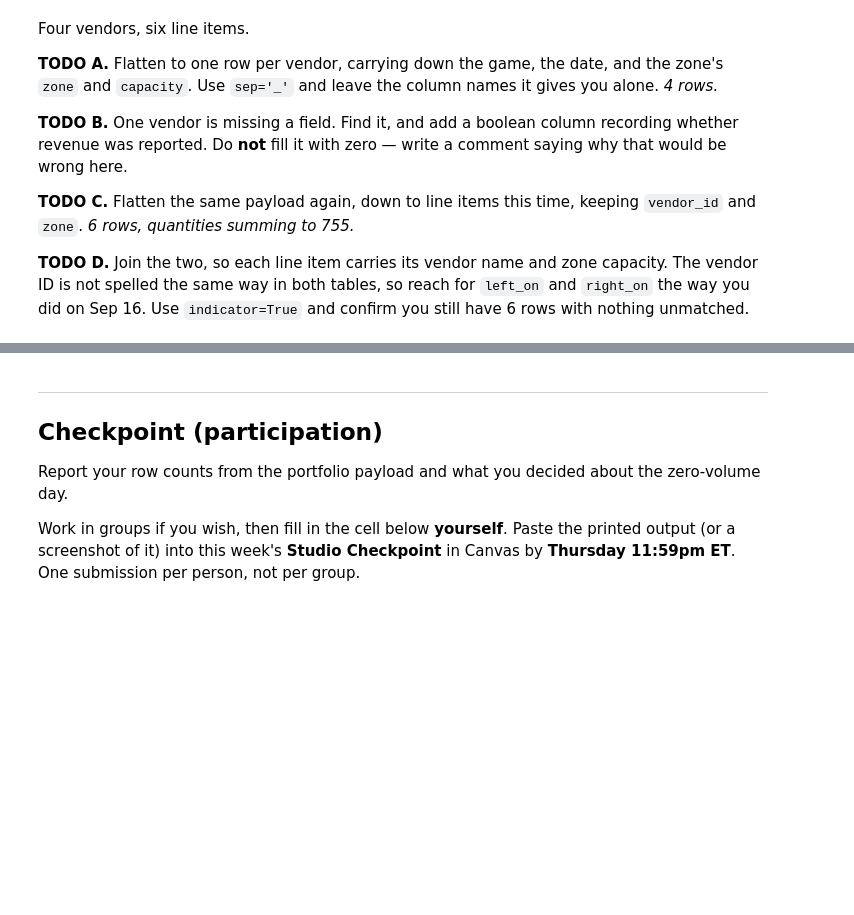
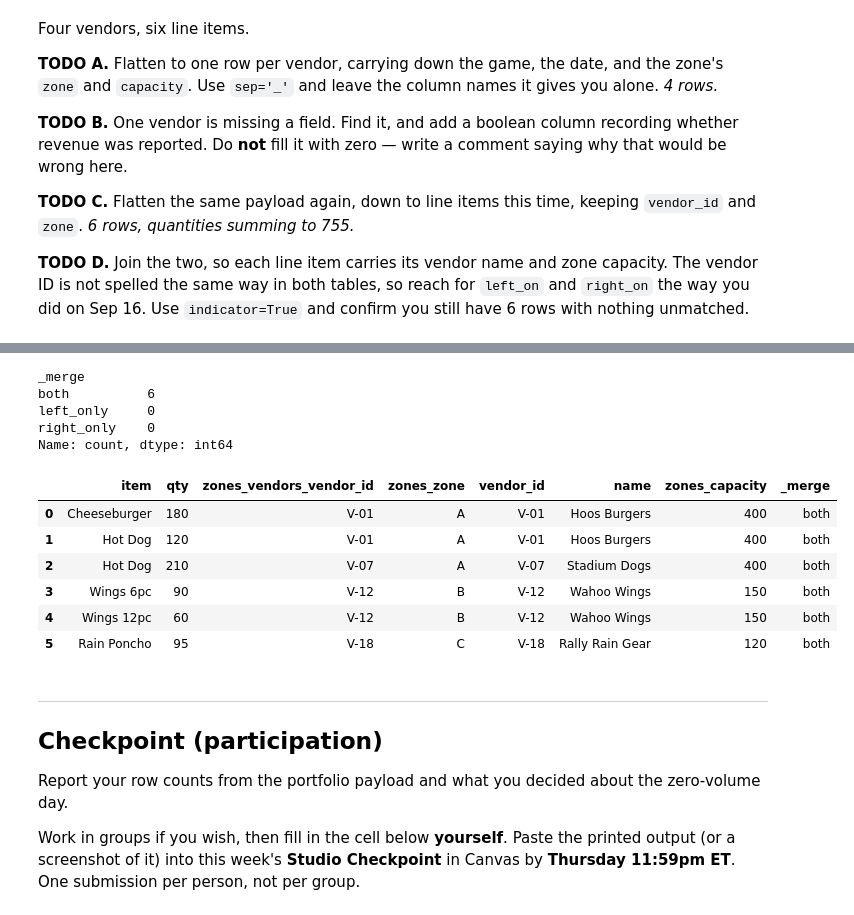
Before and after one commit to junseo25/ds2002-fa26, a Jupyter notebook: notebooks/04-json-apis/2026_09_30_Jun_Seo_Lee__—_JSON_to_Tidy_Tables_—_Studio.ipynb, the cells around one changed output, grey strips where cells are left out. Saved outputs shown, nothing was run; the diff lists cells and outputs as text; code cells hidden in the pictures; blank space fills up the shorter version.

```diff
--- a/notebooks/04-json-apis/2026_09_30_Jun_Seo_Lee__—_JSON_to_Tidy_Tables_—_Studio.ipynb
+++ b/notebooks/04-json-apis/2026_09_30_Jun_Seo_Lee__—_JSON_to_Tidy_Tables_—_Studio.ipynb
@@ -208,0 +479,16 @@ Four vendors, six line items.
+# %%
+lines = pd.json_normalize(
+    response,
+    record_path=['zones', 'vendors', 'lines'],
+    meta=[
+        ['zones', 'vendors', 'vendor_id'],
+        ['zones', 'zone']
+    ],
+    sep='_',
+    errors='ignore'
+)
+
+assert len(lines) == 6
+assert lines['qty'].sum() == 755
+
+lines
@@ -209,3 +503,47 @@ Four vendors, six line items.
+# %%
+vendor_lines = lines.merge(
+    vendors[
+        [
+            'vendor_id',
+            'name',
+            'zones_zone',
+            'zones_capacity'
+        ]
+    ],
+    left_on=[
+        'zones_vendors_vendor_id',
+        'zones_zone'
+    ],
+    right_on=[
+        'vendor_id',
+        'zones_zone'
+    ],
+    how='left',
+    validate='many_to_one',
+    indicator=True
+)
+
+print(vendor_lines['_merge'].value_counts())
+
+assert len(vendor_lines) == 6
+assert (
+    vendor_lines['_merge'] == 'both'
+).all()
+
+vendor_lines
+# %% [output]
+_merge
+both          6
+left_only     0
+right_only    0
+Name: count, dtype: int64
+|  | item | qty | zones_vendors_vendor_id | zones_zone | vendor_id | name | zones_capacity | _merge |
+| 0 | Cheeseburger | 180 | V-01 | A | V-01 | Hoos Burgers | 400 | both |
+| 1 | Hot Dog | 120 | V-01 | A | V-01 | Hoos Burgers | 400 | both |
+| 2 | Hot Dog | 210 | V-07 | A | V-07 | Stadium Dogs | 400 | both |
+| 3 | Wings 6pc | 90 | V-12 | B | V-12 | Wahoo Wings | 150 | both |
+| 4 | Wings 12pc | 60 | V-12 | B | V-12 | Wahoo Wings | 150 | both |
+| 5 | Rain Poncho | 95 | V-18 | C | V-18 | Rally Rain Gear | 120 | both |
 # %% [markdown]
 ---
 
```
Also changed, not shown: parts of 19 cells of this notebook.
